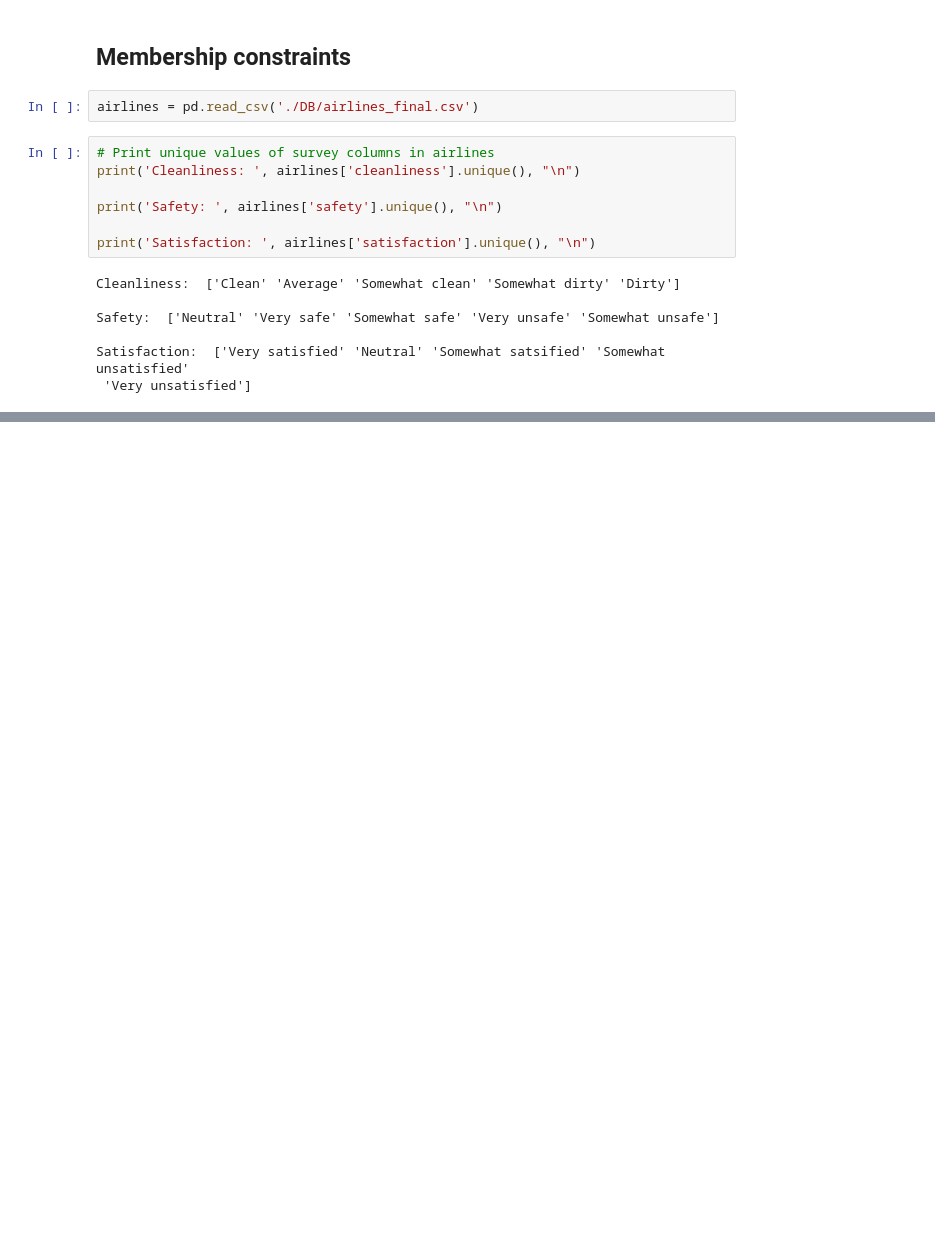
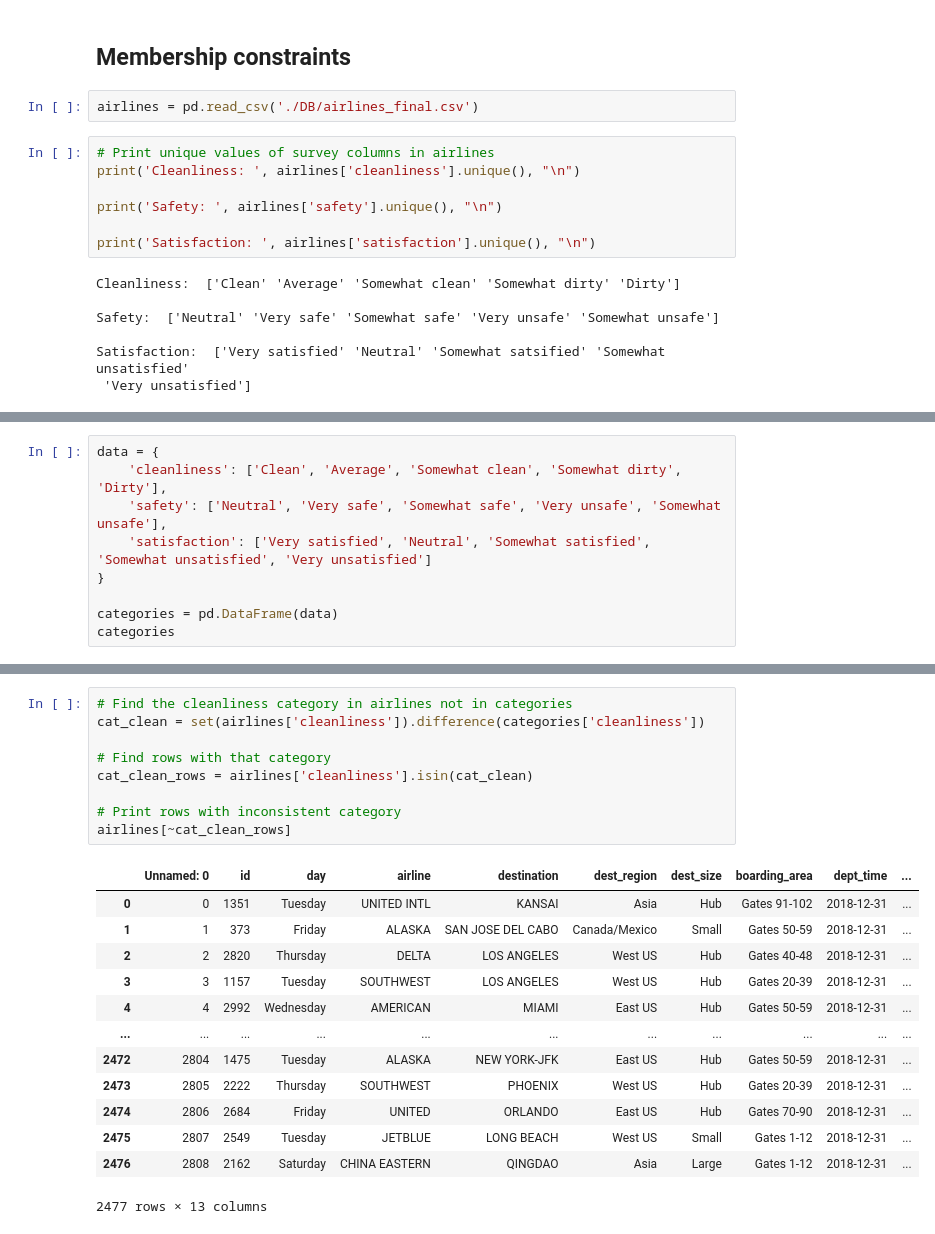
Before and after one commit to MahmoudNamNam/Importing-and-Cleaning-Data, a Jupyter notebook: CleaningData.ipynb, the cells around one changed output, grey strips where cells are left out. Cells and saved outputs as stored; diff of their text form; blank space fills up the shorter version.

Commit message:
Add Summarize cleanning Data

```diff
--- a/CleaningData.ipynb
+++ b/CleaningData.ipynb
@@ -331,0 +332,9 @@ Satisfaction:  ['Very satisfied' 'Neutral' 'Somewhat satsified' 'Somewhat unsati
+# %%
+data = {
+    'cleanliness': ['Clean', 'Average', 'Somewhat clean', 'Somewhat dirty', 'Dirty'],
+    'safety': ['Neutral', 'Very safe', 'Somewhat safe', 'Very unsafe', 'Somewhat unsafe'],
+    'satisfaction': ['Very satisfied', 'Neutral', 'Somewhat satisfied', 'Somewhat unsatisfied', 'Very unsatisfied']
+}
+
+categories = pd.DataFrame(data)
+categories
@@ -331,0 +348,23 @@ Satisfaction:  ['Very satisfied' 'Neutral' 'Somewhat satsified' 'Somewhat unsati
+# %%
+# Find the cleanliness category in airlines not in categories
+cat_clean = set(airlines['cleanliness']).difference(categories['cleanliness'])
+
+# Find rows with that category
+cat_clean_rows = airlines['cleanliness'].isin(cat_clean)
+
+# Print rows with inconsistent category
+airlines[~cat_clean_rows]
+# %% [output]
+|  | Unnamed: 0 | id | day | airline | destination | dest_region | dest_size | boarding_area | dept_time | ... |
+| 0 | 0 | 1351 | Tuesday | UNITED INTL | KANSAI | Asia | Hub | Gates 91-102 | 2018-12-31 | ... |
+| 1 | 1 | 373 | Friday | ALASKA | SAN JOSE DEL CABO | Canada/Mexico | Small | Gates 50-59 | 2018-12-31 | ... |
+| 2 | 2 | 2820 | Thursday | DELTA | LOS ANGELES | West US | Hub | Gates 40-48 | 2018-12-31 | ... |
+| 3 | 3 | 1157 | Tuesday | SOUTHWEST | LOS ANGELES | West US | Hub | Gates 20-39 | 2018-12-31 | ... |
+| 4 | 4 | 2992 | Wednesday | AMERICAN | MIAMI | East US | Hub | Gates 50-59 | 2018-12-31 | ... |
+| ... | ... | ... | ... | ... | ... | ... | ... | ... | ... | ... |
+| 2472 | 2804 | 1475 | Tuesday | ALASKA | NEW YORK-JFK | East US | Hub | Gates 50-59 | 2018-12-31 | ... |
+| 2473 | 2805 | 2222 | Thursday | SOUTHWEST | PHOENIX | West US | Hub | Gates 20-39 | 2018-12-31 | ... |
+| 2474 | 2806 | 2684 | Friday | UNITED | ORLANDO | East US | Hub | Gates 70-90 | 2018-12-31 | ... |
+| 2475 | 2807 | 2549 | Tuesday | JETBLUE | LONG BEACH | West US | Small | Gates 1-12 | 2018-12-31 | ... |
+| 2476 | 2808 | 2162 | Saturday | CHINA EASTERN | QINGDAO | Asia | Large | Gates 1-12 | 2018-12-31 | ... |
+2477 rows × 13 columns
```
Also changed, not shown: parts of 16 cells of this notebook.
